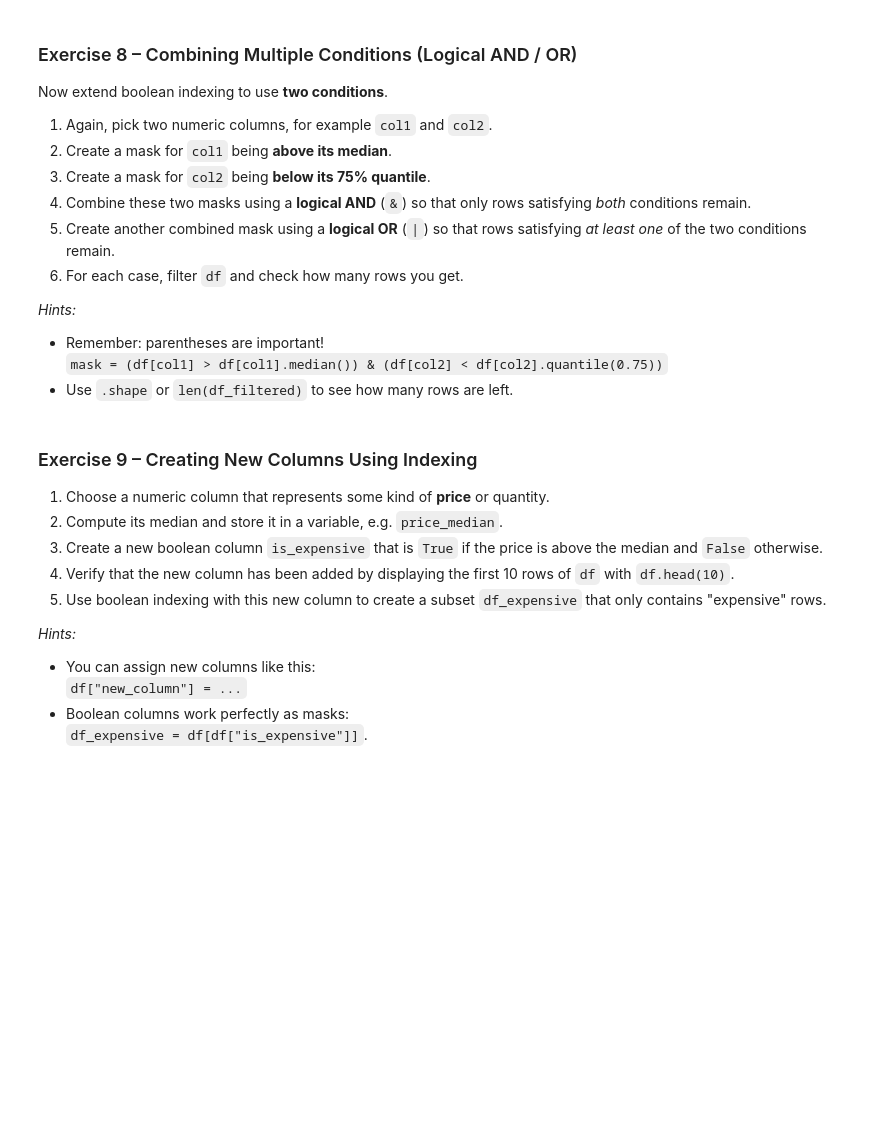
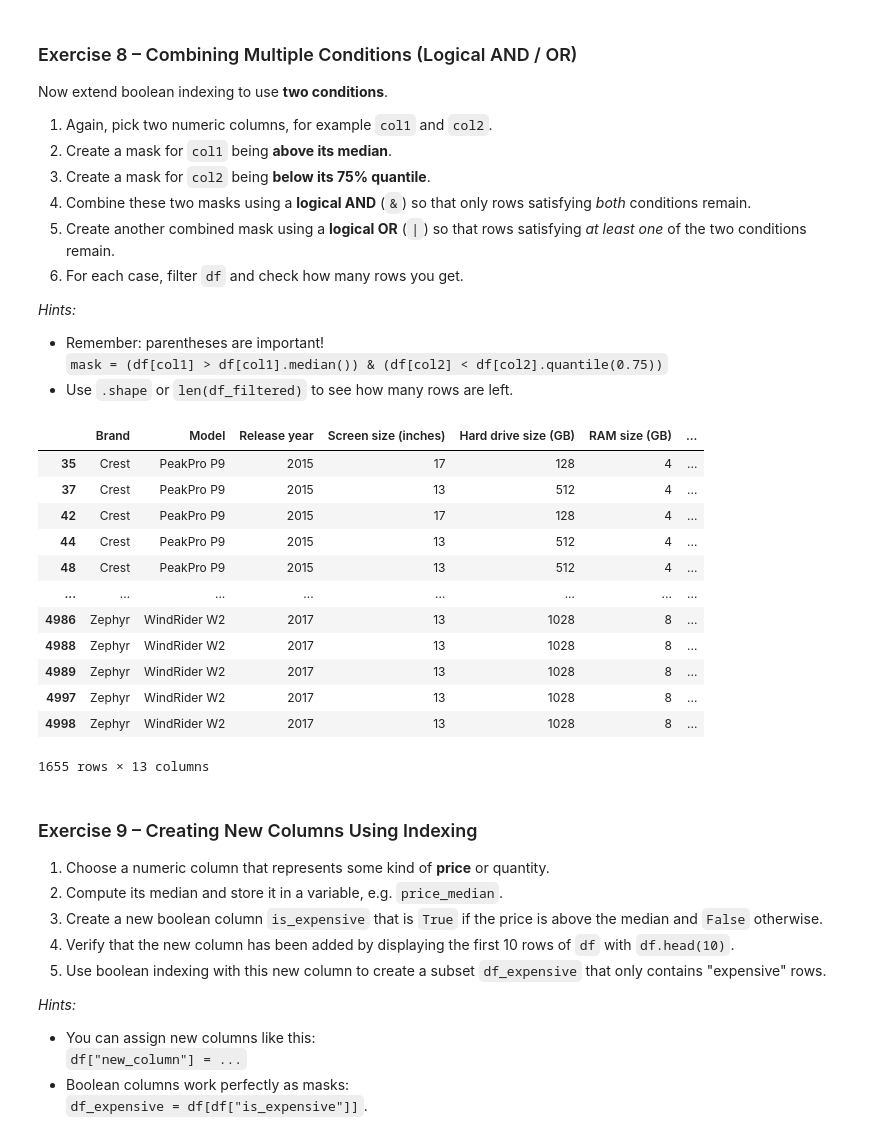
Before and after one commit to pocjurado/TripleTen, a Jupyter notebook: tutorial_notebooks/4_rpf_case_study.ipynb, the cells around one changed output. Cells and saved outputs as stored; diff of their text form; code cells hidden in the pictures; blank space fills up the shorter version.

```diff
--- a/tutorial_notebooks/4_rpf_case_study.ipynb
+++ b/tutorial_notebooks/4_rpf_case_study.ipynb
@@ -438,3 +519,34 @@ Now extend boolean indexing to use **two conditions**.
+# %%
+# Your solution to the exercise task:
+df = data.copy()
+df.select_dtypes(include=['int64','float64'], exclude=None)
+
+col1 = "Battery capacity (%)"
+col2 = "RAM size (GB)"
+median_value = df[col1].median()
+mask1 = df[col1] > median_value
+quant_value = df[col2].quantile(0.75)
+mask2 = df[col2] < quant_value
+
+df_filtered1 = df[mask1 & mask2]
+df_filtered1 #1655
+
+df_filtered2 = df[mask1 | mask2]
+df_filtered2 #4150 rows
+# %% [output]
+|  | Brand | Model | Release year | Screen size (inches) | Hard drive size (GB) | RAM size (GB) | ... |
+| 35 | Crest | PeakPro P9 | 2015 | 17 | 128 | 4 | ... |
+| 37 | Crest | PeakPro P9 | 2015 | 13 | 512 | 4 | ... |
+| 42 | Crest | PeakPro P9 | 2015 | 17 | 128 | 4 | ... |
+| 44 | Crest | PeakPro P9 | 2015 | 13 | 512 | 4 | ... |
+| 48 | Crest | PeakPro P9 | 2015 | 13 | 512 | 4 | ... |
+| ... | ... | ... | ... | ... | ... | ... | ... |
+| 4986 | Zephyr | WindRider W2 | 2017 | 13 | 1028 | 8 | ... |
+| 4988 | Zephyr | WindRider W2 | 2017 | 13 | 1028 | 8 | ... |
+| 4989 | Zephyr | WindRider W2 | 2017 | 13 | 1028 | 8 | ... |
+| 4997 | Zephyr | WindRider W2 | 2017 | 13 | 1028 | 8 | ... |
+| 4998 | Zephyr | WindRider W2 | 2017 | 13 | 1028 | 8 | ... |
+1655 rows × 13 columns
 # %% [markdown]
 ### Exercise 9 – Creating New Columns Using Indexing
 
```
Also changed, not shown: parts of 13 cells of this notebook.
